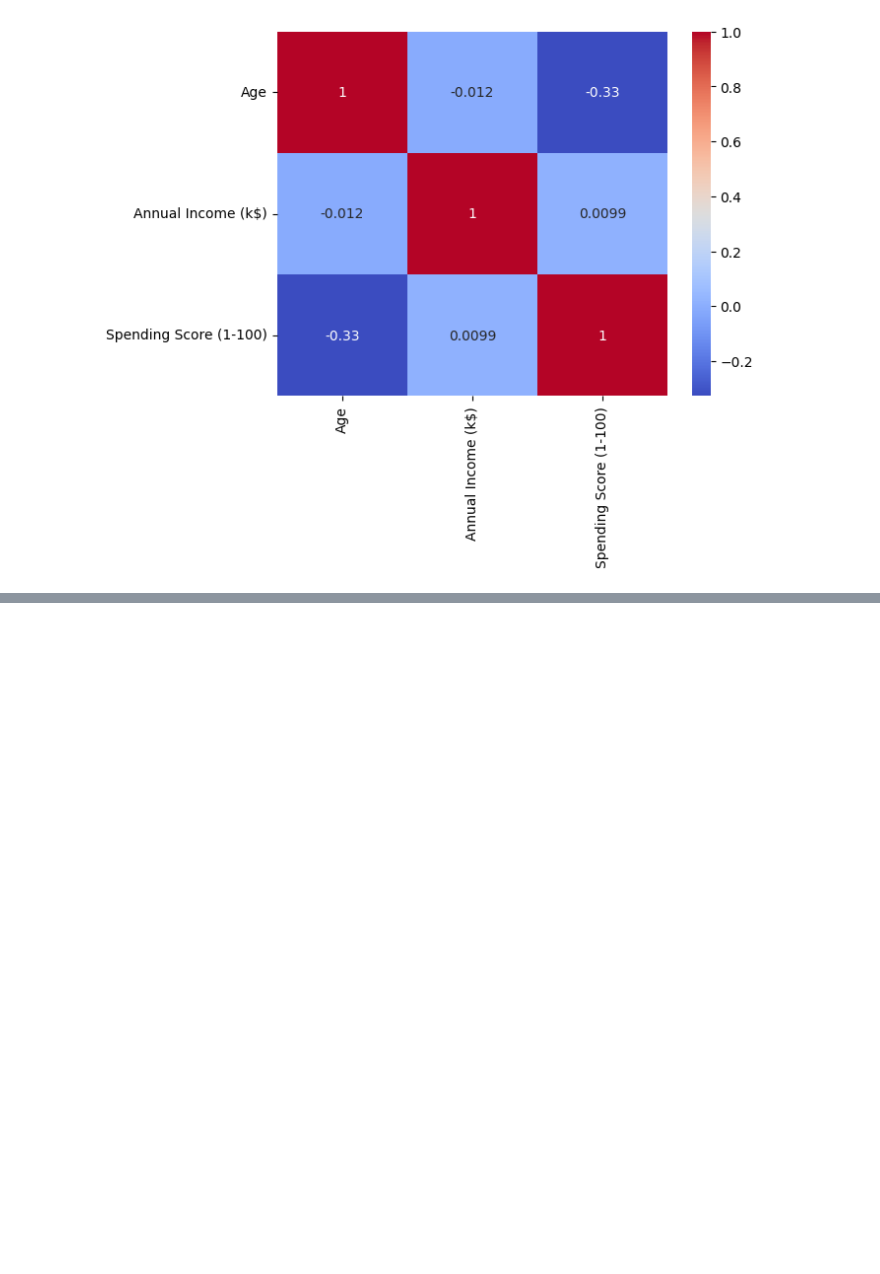
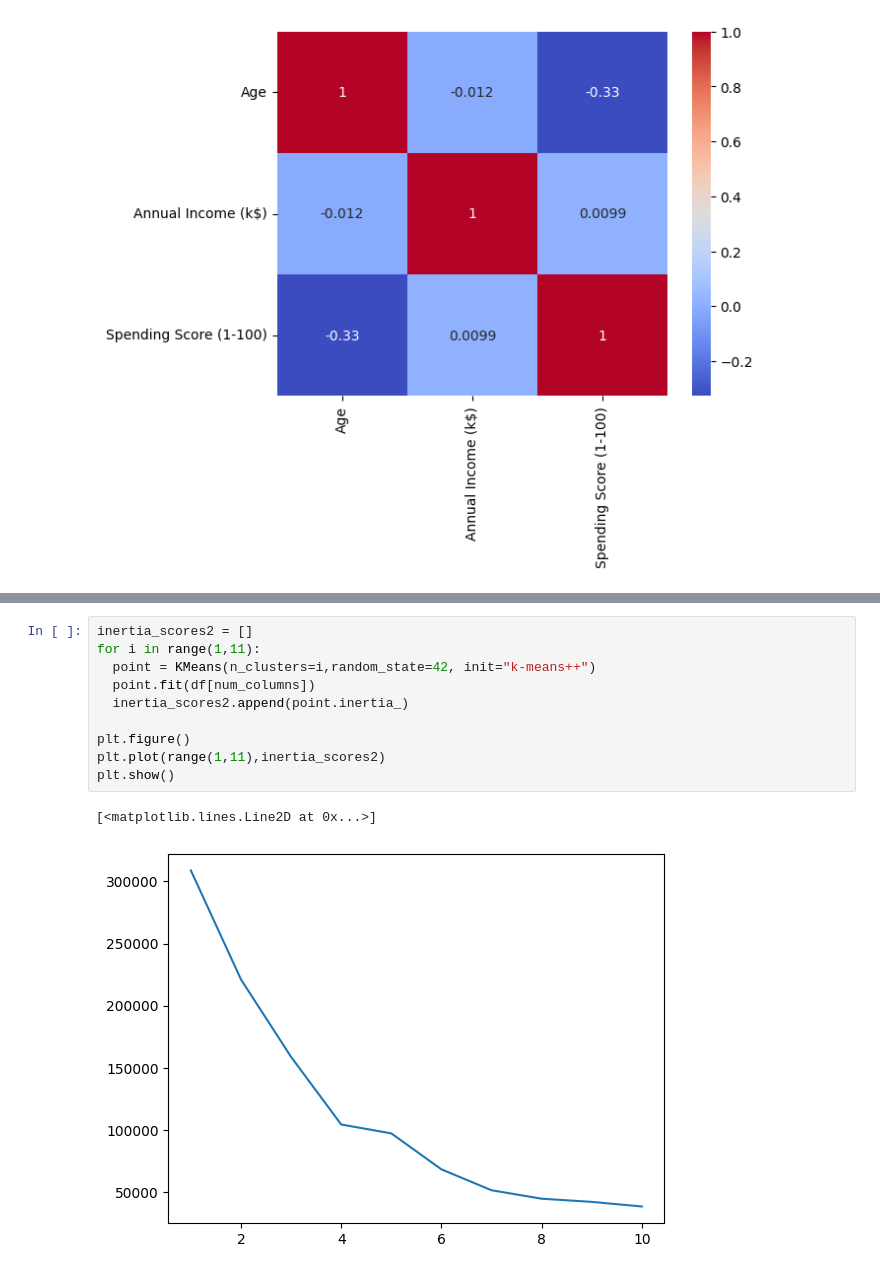
Before and after one commit to nkorlov-data/Mall-Customer-Segmentation-Clustering, a Jupyter notebook: MallCustomerClustering.ipynb, the cells around one changed output, grey strips where cells are left out. Drawn from its saved outputs; the diff is of its cells as text; blank space fills up the shorter version.

```diff
--- a/MallCustomerClustering.ipynb
+++ b/MallCustomerClustering.ipynb
@@ -105,0 +147,13 @@ sns.heatmap(df.corr(numeric_only=True),annot=True, cmap = "coolwarm")
+# %%
+inertia_scores2 = []
+for i in range(1,11):
+  point = KMeans(n_clusters=i,random_state=42, init="k-means++")
+  point.fit(df[num_columns])
+  inertia_scores2.append(point.inertia_)
+
+plt.figure()
+plt.plot(range(1,11),inertia_scores2)
+plt.show()
+# %% [output]
+[<matplotlib.lines.Line2D at 0x...>]
+[figure, added]
```
Also changed, not shown: parts of 7 cells of this notebook.
